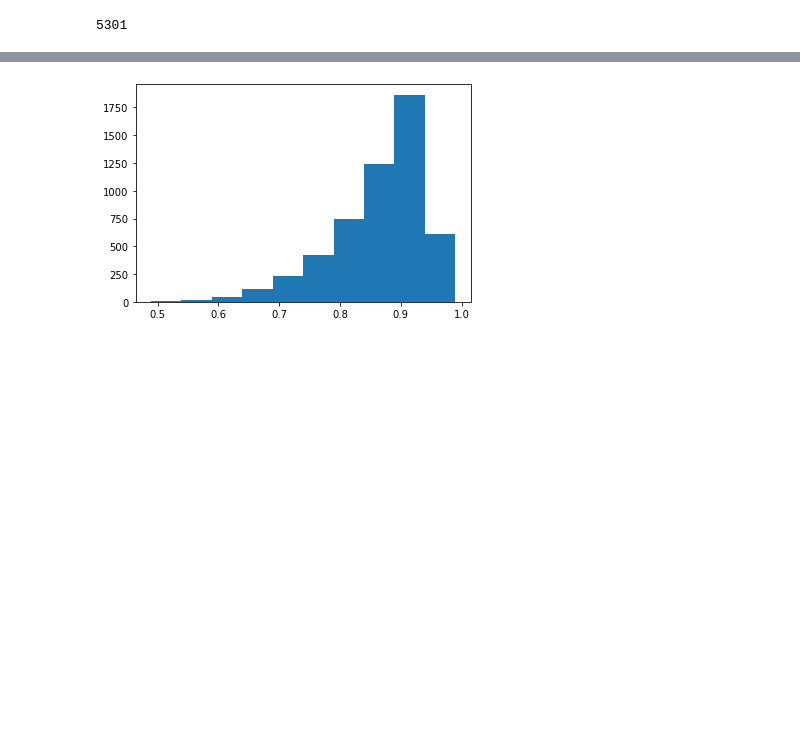
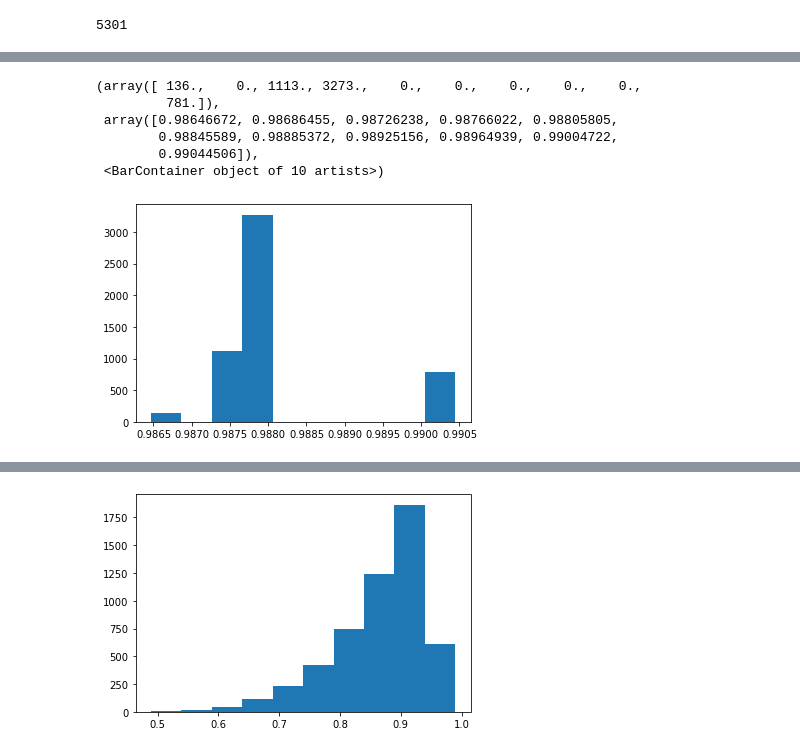
Before and after one commit to stephwills/fragment_network_merges, a Jupyter notebook: notebooks/filtering.ipynb, the cells around one changed output, grey strips where cells are left out. Drawn from its saved outputs; the diff is of its cells as text; code cells hidden in the pictures; blank space fills up the shorter version.

```diff
--- a/notebooks/filtering.ipynb
+++ b/notebooks/filtering.ipynb
@@ -298,0 +339,10 @@ Calculate the overlap with the
+# %%
+plt.hist(fraga_dists)
+# %% [output]
+(array([ 136.,    0., 1113., 3273.,    0.,    0.,    0.,    0.,    0.,
+         781.]),
+ array([0.98646672, 0.98686455, 0.98726238, 0.98766022, 0.98805805,
+        0.98845589, 0.98885372, 0.98925156, 0.98964939, 0.99004722,
+        0.99044506]),
+ <BarContainer object of 10 artists>)
+[figure, added]
```
Also changed, not shown: parts of 31 cells of this notebook.
